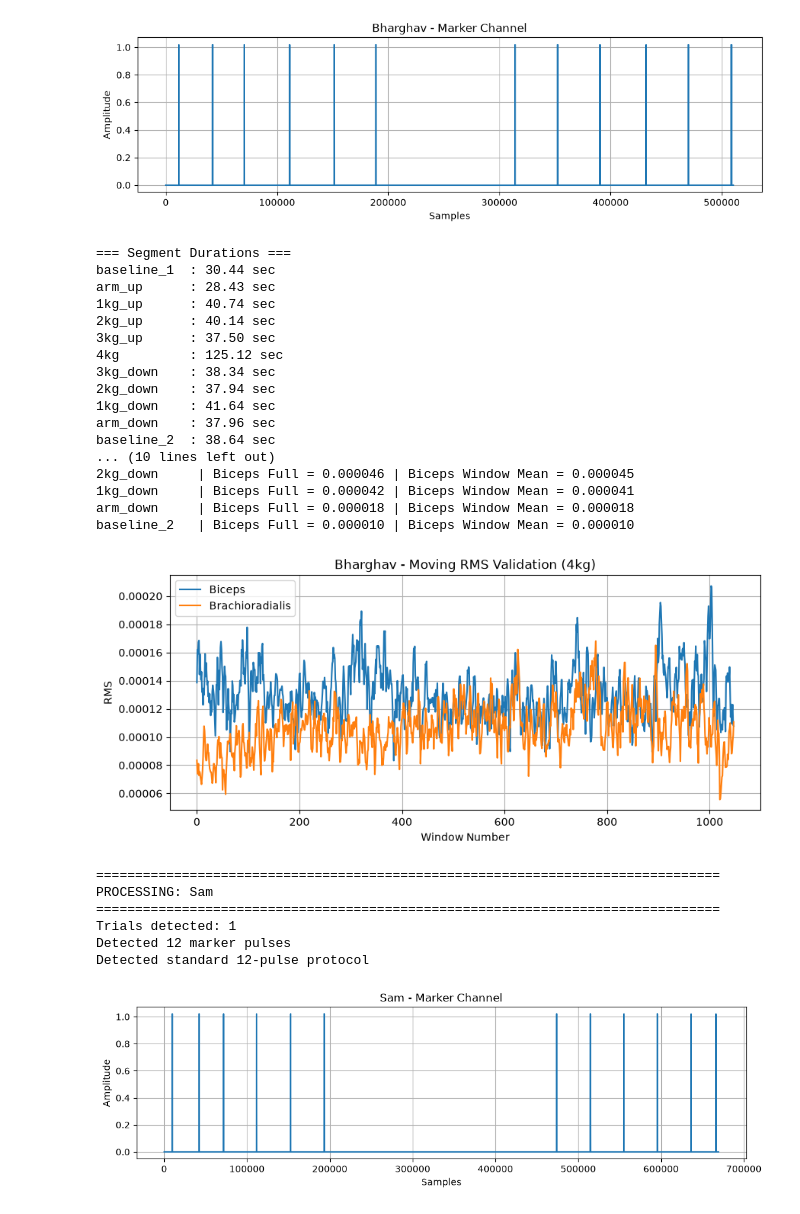
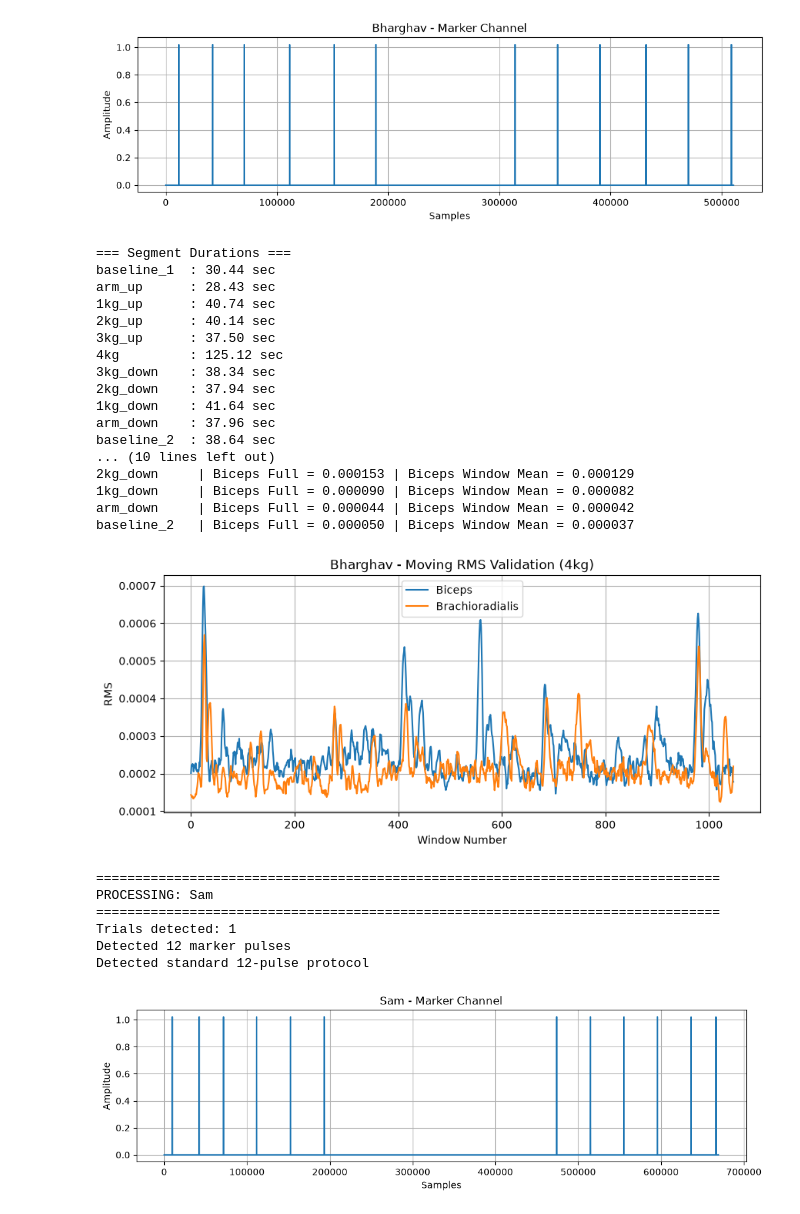
Before and after one commit to Hantuch/BIOM9660-emg, a Jupyter notebook: Exp2_Fatigue_Script.ipynb, the cells around one changed output. Cells and saved outputs as stored; diff of their text form; code cells hidden in the pictures.

```diff
--- a/Exp2_Fatigue_Script.ipynb
+++ b/Exp2_Fatigue_Script.ipynb
@@ -17,7 +17,7 @@ def rms(signal):
     return np.sqrt(np.mean(signal**2))
 # %%
 # =============================================================================
-# DEBUGGING BLOCK
+# DEBUGGING BLOCK DEPRECATED
 # Marker Detection, Segmentation and Moving RMS Validation
 # =============================================================================
 
@@ -43,12 +43,12 @@ for subject in subjects:
 
     # Concatenate all trials automatically
     biceps = np.concatenate([
-        get_epoch(5, t, mat).flatten()
+        get_epoch(3, t, mat).flatten()
         for t in range(n_trials)
     ])
 
     brachio = np.concatenate([
-        get_epoch(6, t, mat).flatten()
+        get_epoch(4, t, mat).flatten()
         for t in range(n_trials)
     ])
 
@@ -284,28 +284,28 @@ baseline_2   | Biceps Full = 0.000002 | Biceps Window Mean = 0.000002
 ================================================================================
 PROCESSING: Bharghav
 ================================================================================
 Trials detected: 1
 Detected 12 marker pulses
 Detected standard 12-pulse protocol
 [figure]
 === Segment Durations ===
 baseline_1  : 30.44 sec
 arm_up      : 28.43 sec
 1kg_up      : 40.74 sec
 2kg_up      : 40.14 sec
 3kg_up      : 37.50 sec
 4kg         : 125.12 sec
 3kg_down    : 38.34 sec
 2kg_down    : 37.94 sec
 1kg_down    : 41.64 sec
 arm_down    : 37.96 sec
 baseline_2  : 38.64 sec
 ... (10 lines left out)
-2kg_down     | Biceps Full = 0.000046 | Biceps Window Mean = 0.000045
-1kg_down     | Biceps Full = 0.000042 | Biceps Window Mean = 0.000041
-arm_down     | Biceps Full = 0.000018 | Biceps Window Mean = 0.000018
-baseline_2   | Biceps Full = 0.000010 | Biceps Window Mean = 0.000010
+2kg_down     | Biceps Full = 0.000153 | Biceps Window Mean = 0.000129
+1kg_down     | Biceps Full = 0.000090 | Biceps Window Mean = 0.000082
+arm_down     | Biceps Full = 0.000044 | Biceps Window Mean = 0.000042
+baseline_2   | Biceps Full = 0.000050 | Biceps Window Mean = 0.000037
-[figure, old version]
+[figure, new version]
 ================================================================================
 PROCESSING: Sam
 ================================================================================
```
Also changed, not shown: parts of 3 cells of this notebook, 3 other files.
